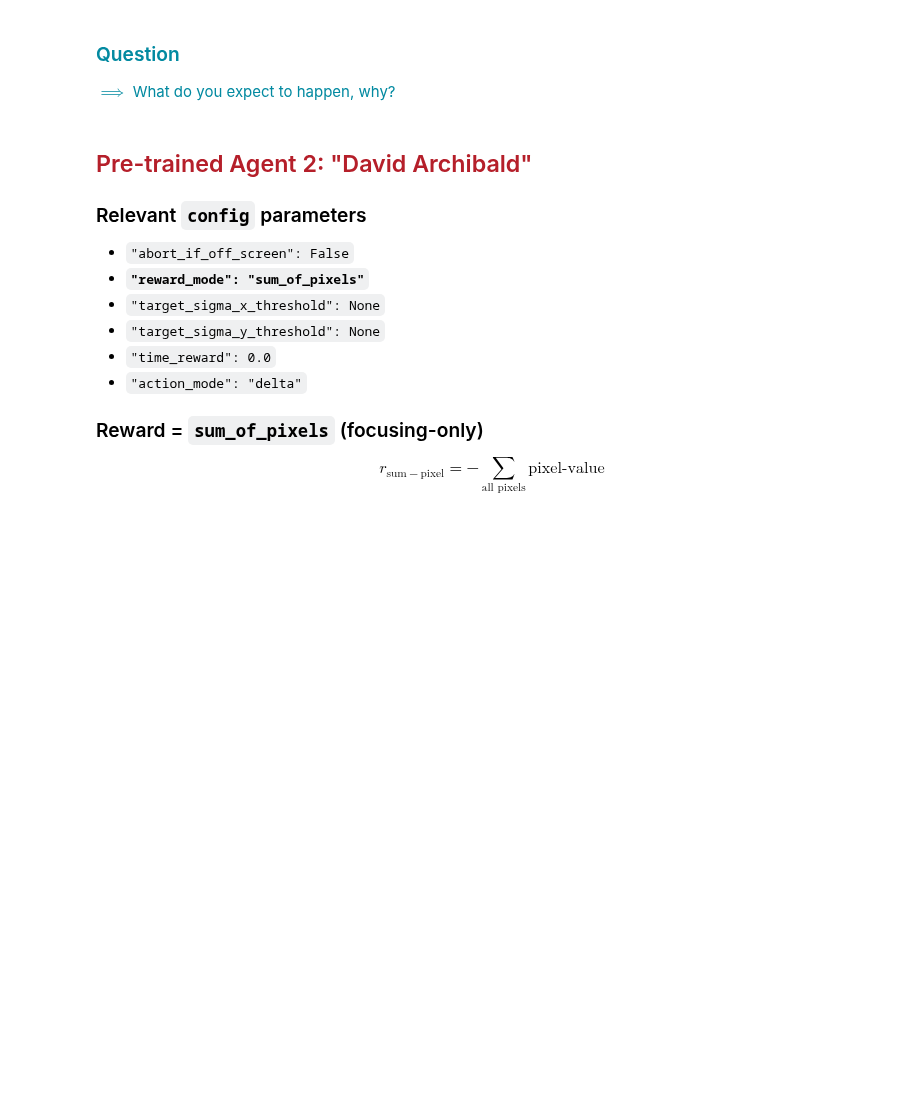
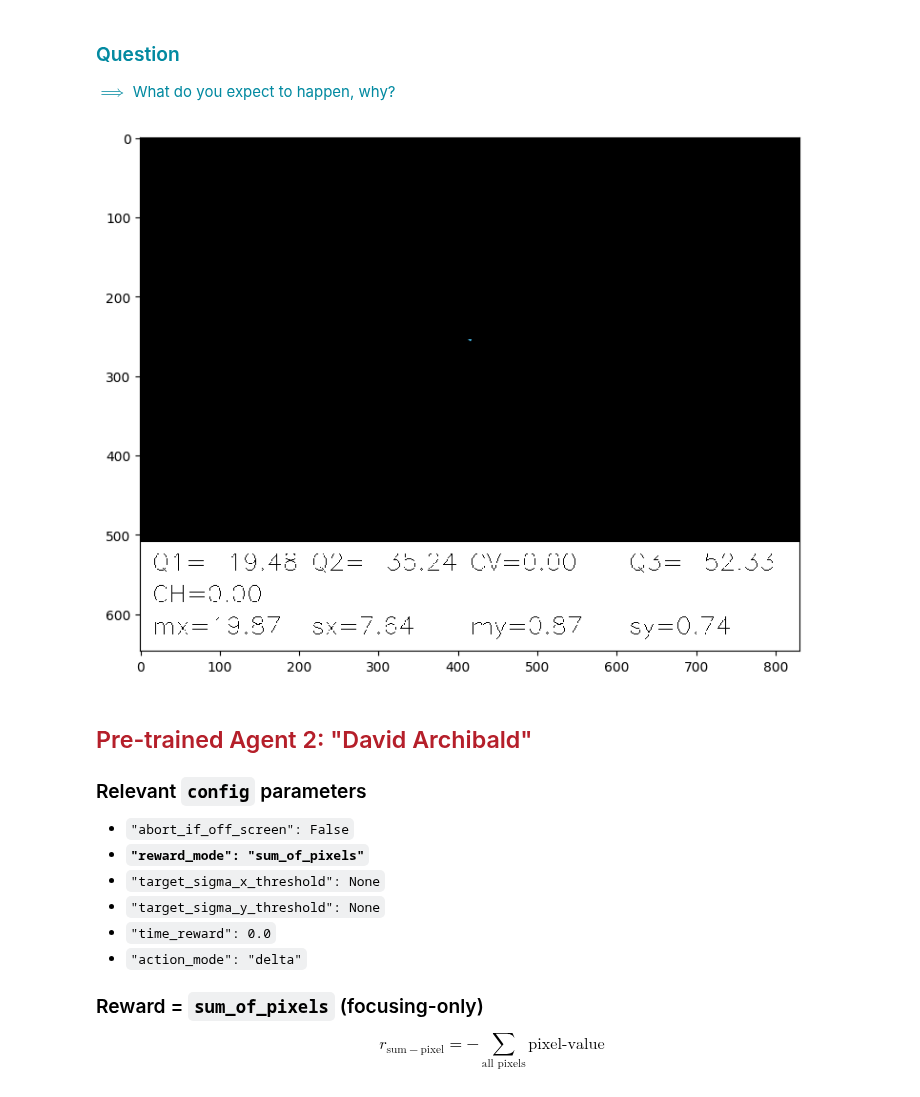
Before and after one commit to ansantam/RL4AA23, a Jupyter notebook: tutorial.ipynb, the cells around one changed output. Drawn from its saved outputs; the diff is of its cells as text; code cells hidden in the pictures; blank space fills up the shorter version.

Commit message:
Render live agents into Notebook

```diff
--- a/tutorial.ipynb
+++ b/tutorial.ipynb
@@ -360,20 +361,25 @@ where $j$ is the index of the current time step.
 # %%
 agent_name = "Gary Buchwald"  # names are randomly generated in training
 
 loaded_model = PPO.load(f"utils/models/{agent_name}/model")
 loaded_config = read_from_yaml(f"utils/models/{agent_name}/config")
 
 env = make_env(loaded_config, record_video=False)
 env = NotVecNormalize(env, f"utils/models/{agent_name}/normalizer")
 
 done = False
 observation = env.reset()
-env.render()
 while not done:
     action, _ = loaded_model.predict(observation)
     observation, reward, done, info = env.step(action)
-    env.render()
+
+    img = env.render(mode="rgb_array")
+    ax.imshow(img)
+    display(fig)
+    clear_output(wait=True)
     sleep(0.5)
+# %% [output]
+[figure, added]
 # %%
 env.close()
 # destroy the window
```
Also changed, not shown: parts of 10 cells of this notebook.
